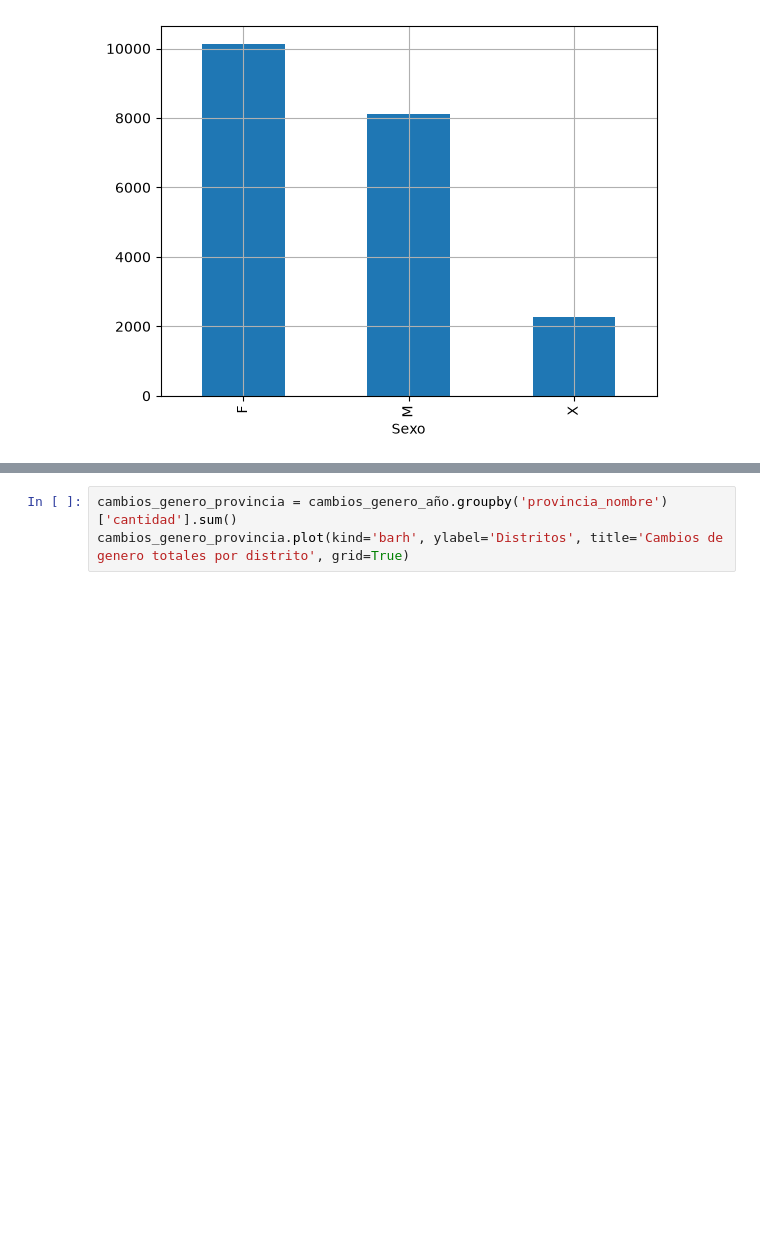
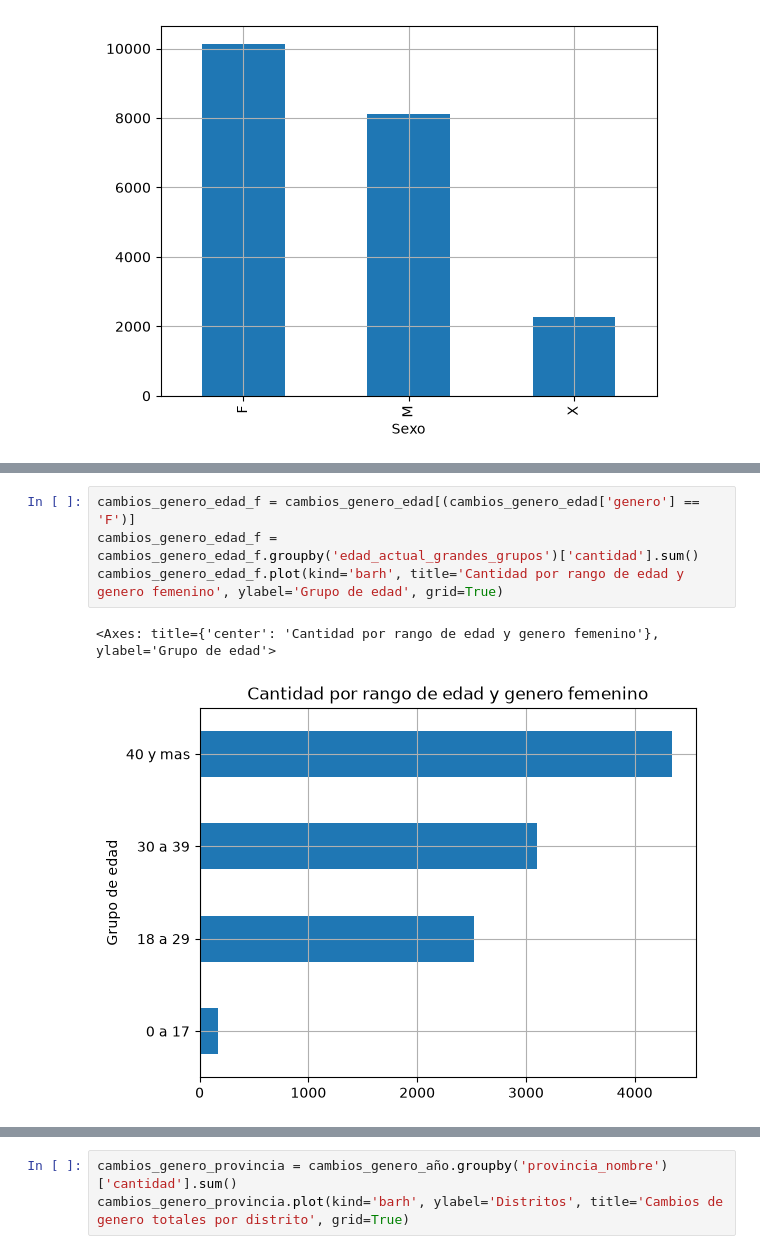
Before and after one commit to TomasVerniano/ANALISIS_POBLACION_ARGENTINA_AED, a Jupyter notebook: cambios_genero.ipynb, the cells around one changed output, grey strips where cells are left out. Cells and saved outputs as stored; diff of their text form; blank space fills up the shorter version.

```diff
--- a/cambios_genero.ipynb
+++ b/cambios_genero.ipynb
@@ -82,0 +83,7 @@ cambios_genero_sexo.plot(kind='bar', xlabel='Sexo', grid=True)
+# %%
+cambios_genero_edad_f = cambios_genero_edad[(cambios_genero_edad['genero'] == 'F')]
+cambios_genero_edad_f = cambios_genero_edad_f.groupby('edad_actual_grandes_grupos')['cantidad'].sum()
+cambios_genero_edad_f.plot(kind='barh', title='Cantidad por rango de edad y genero femenino', ylabel='Grupo de edad', grid=True)
+# %% [output]
+<Axes: title={'center': 'Cantidad por rango de edad y genero femenino'}, ylabel='Grupo de edad'>
+[figure, added]
```
Also changed, not shown: parts of 4 cells of this notebook, 3 other files.
